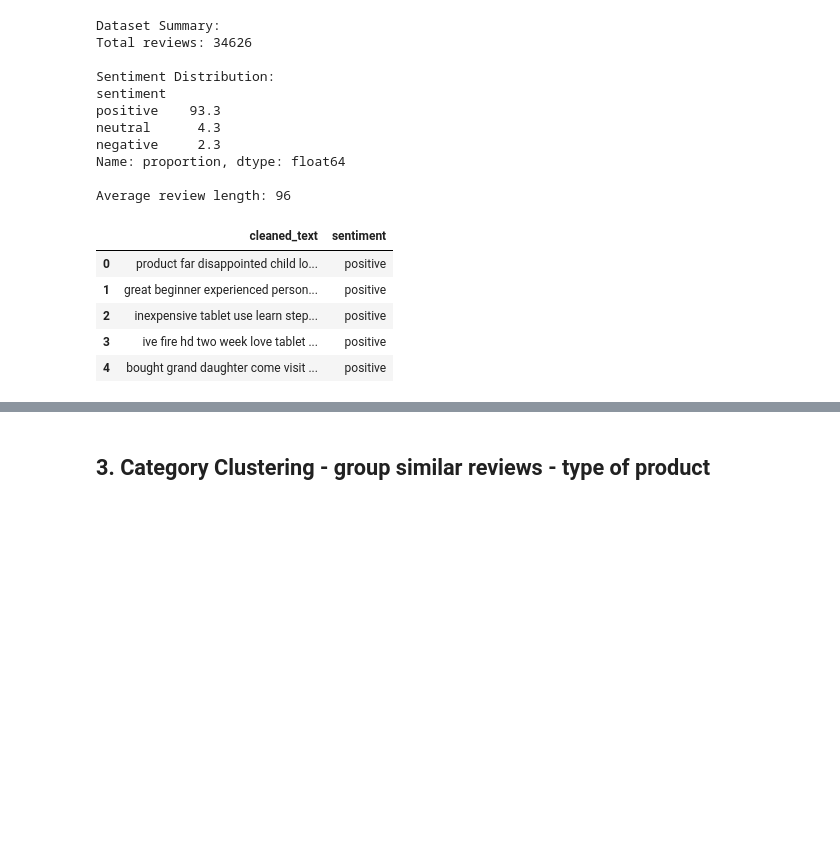
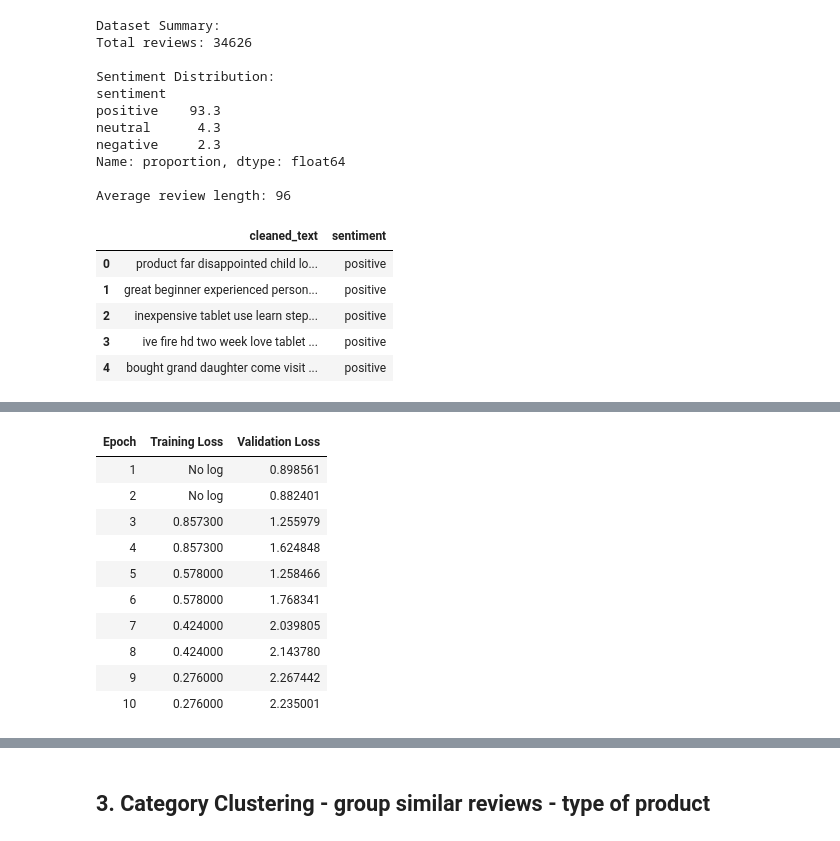
Before and after one commit to solvedbrunus/Project-3---IronHack, a Jupyter notebook: newstart.ipynb, the cells around one changed output, grey strips where cells are left out. Saved outputs shown, nothing was run; the diff lists cells and outputs as text; code cells hidden in the pictures; blank space fills up the shorter version.

```diff
--- a/newstart.ipynb
+++ b/newstart.ipynb
@@ -272,0 +265,74 @@ print(classification_report(y_test, predicted_labels))
+# %%
+# fine tune the model with the balanced dataset with more epochs
+
+from transformers import AutoTokenizer, AutoModelForSequenceClassification, Trainer, TrainingArguments
+from sklearn.preprocessing import LabelEncoder
+from datasets import Dataset
+import pandas as pd
+from sklearn.metrics import classification_report
+
+# Load the balanced dataset
+balanced_df = pd.read_csv('balanced_reviews.csv')
+
+# Ensure the cleaned_text column contains only strings and handle missing values
+balanced_df['cleaned_text'] = balanced_df['cleaned_text'].astype(str).fillna('')
+
+X = balanced_df['cleaned_text']
+y = balanced_df['sentiment']
+
+# Encode labels
+label_encoder = LabelEncoder()
+y_encoded = label_encoder.fit_transform(y)
+
+# Create a Dataset object
+dataset = Dataset.from_pandas(pd.DataFrame({'text': X, 'label': y_encoded}))
+
+# Split the dataset into train and test sets
+train_test_split = dataset.train_test_split(test_size=0.2, seed=42)
+train_dataset = train_test_split['train']
+test_dataset = train_test_split['test']
+
+# Load the tokenizer and model
+tokenizer = AutoTokenizer.from_pretrained("j-hartmann/sentiment-roberta-large-english-3-classes")
+model = AutoModelForSequenceClassification.from_pretrained("j-hartmann/sentiment-roberta-large-english-3-classes")
+
+# Tokenize the dataset
+def tokenize_function(examples):
+    return tokenizer(examples['text'], padding="max_length", truncation=True)
+
+train_dataset = train_dataset.map(tokenize_function, batched=True)
+test_dataset = test_dataset.map(tokenize_function, batched=True)
+
+# Ensure the datasets have the correct format for training
+train_dataset.set_format(type='torch', columns=['input_ids', 'attention_mask', 'label'])
+test_dataset.set_format(type='torch', columns=['input_ids', 'attention_mask', 'label'])
+
+# Define training arguments
+training_args = TrainingArguments(
+    output_dir="./results",
+    evaluation_strategy="epoch",
+    learning_rate=2e-5,
+    per_device_train_batch_size=8,
+    per_device_eval_batch_size=8,
+    num_train_epochs=10,
+    weight_decay=0.01,
+)
+
+# Initialize the Trainer
+trainer = Trainer(
+    model=model,
+    args=training_args,
+    train_dataset=train_dataset,
+    eval_dataset=test_dataset,
+)
+
+# Fine-tune the model
+trainer.train()
+
+# Predict sentiment on the test set
+predictions = trainer.predict(test_dataset)
+predicted_labels = label_encoder.inverse_transform(predictions.predictions.argmax(axis=1))
+
+# Evaluate the fine-tuned model
+true_labels = test_dataset['label'].numpy()  # Ensure true labels are in numpy array format
+# %% [output]
@@ -272,0 +343,11 @@ print(classification_report(y_test, predicted_labels))
+| Epoch | Training Loss | Validation Loss |
+| 1 | No log | 0.898561 |
+| 2 | No log | 0.882401 |
+| 3 | 0.857300 | 1.255979 |
+| 4 | 0.857300 | 1.624848 |
+| 5 | 0.578000 | 1.258466 |
+| 6 | 0.578000 | 1.768341 |
+| 7 | 0.424000 | 2.039805 |
+| 8 | 0.424000 | 2.143780 |
+| 9 | 0.276000 | 2.267442 |
+| 10 | 0.276000 | 2.235001 |
```
Also changed, not shown: parts of 14 cells of this notebook.
